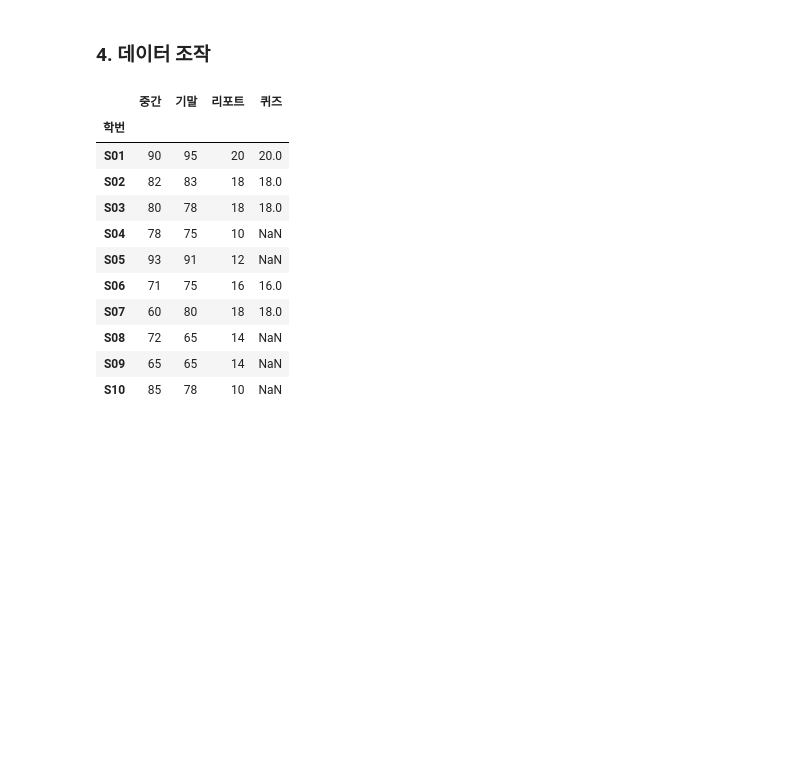
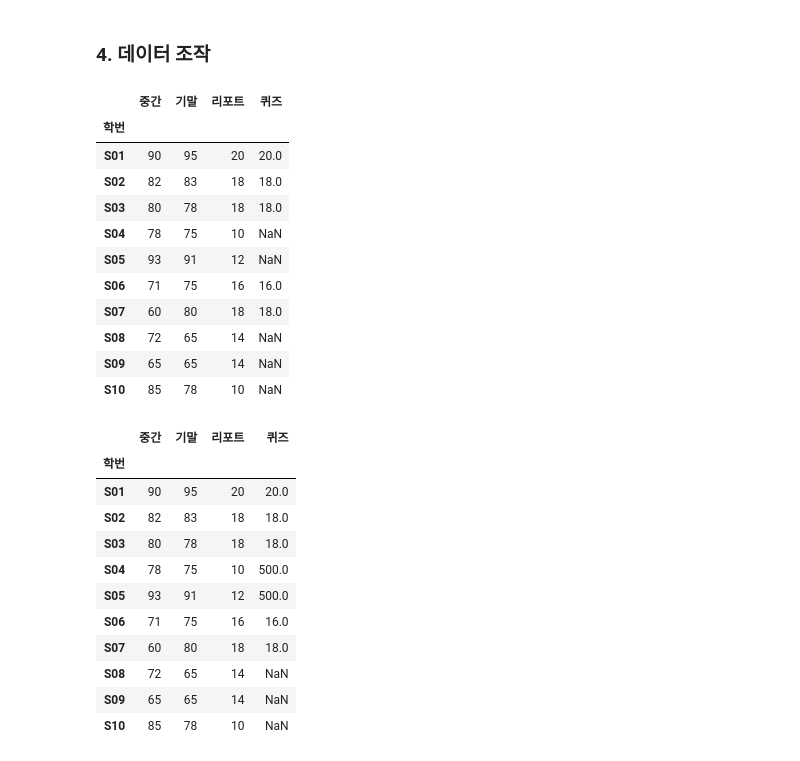
Before and after one commit to jdy5294/Machine_Deep_learning, a Jupyter notebook: 0_판다스_기초.ipynb, the cells around one changed output. Saved outputs shown, nothing was run; the diff lists cells and outputs as text; code cells hidden in the pictures; blank space fills up the shorter version.

```diff
--- a/0_판다스_기초.ipynb
+++ b/0_판다스_기초.ipynb
@@ -152,19 +152,32 @@ df[df['퀴즈'].notnull()]
 # %%
 # 전과 후의 차이를 비교하기 위해 display 함수를 사용
 display(df)
 
 # 조건에 해당하는 부분의 값 변경
-df.loc[:,'']
+df.loc[['S04', 'S05'],'퀴즈'] = 500
+df
 # %% [output]
 |  | 중간 | 기말 | 리포트 | 퀴즈 |
 | 학번 |  |  |  |  |
 | S01 | 90 | 95 | 20 | 20.0 |
 | S02 | 82 | 83 | 18 | 18.0 |
 | S03 | 80 | 78 | 18 | 18.0 |
 | S04 | 78 | 75 | 10 | NaN |
 | S05 | 93 | 91 | 12 | NaN |
 | S06 | 71 | 75 | 16 | 16.0 |
 | S07 | 60 | 80 | 18 | 18.0 |
 | S08 | 72 | 65 | 14 | NaN |
 | S09 | 65 | 65 | 14 | NaN |
 | S10 | 85 | 78 | 10 | NaN |
+|  | 중간 | 기말 | 리포트 | 퀴즈 |
+| 학번 |  |  |  |  |
+| S01 | 90 | 95 | 20 | 20.0 |
+| S02 | 82 | 83 | 18 | 18.0 |
+| S03 | 80 | 78 | 18 | 18.0 |
+| S04 | 78 | 75 | 10 | 500.0 |
+| S05 | 93 | 91 | 12 | 500.0 |
+| S06 | 71 | 75 | 16 | 16.0 |
+| S07 | 60 | 80 | 18 | 18.0 |
+| S08 | 72 | 65 | 14 | NaN |
+| S09 | 65 | 65 | 14 | NaN |
+| S10 | 85 | 78 | 10 | NaN |
```
